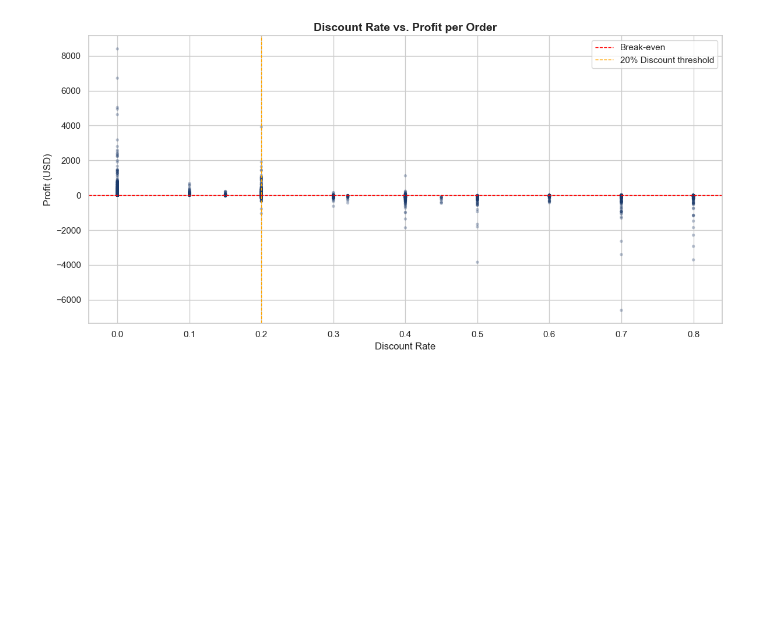
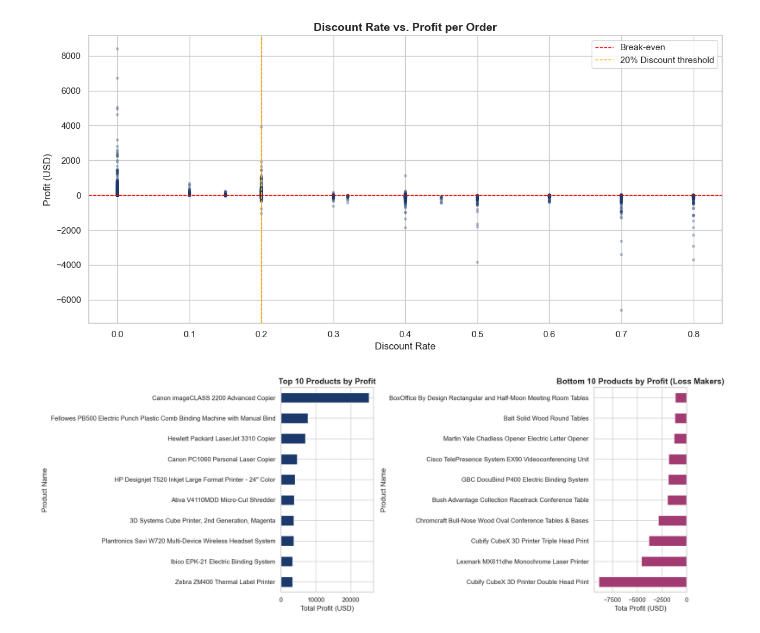
Before and after one commit to abdulhalim-main/superstore, a Jupyter notebook: 02_eda.ipynb, the cells around one changed output. Saved outputs shown, nothing was run; the diff lists cells and outputs as text; code cells hidden in the pictures; blank space fills up the shorter version.

Commit message:
Analyzed leading and losing products

```diff
--- a/02_eda.ipynb
+++ b/02_eda.ipynb
@@ -128,3 +128,25 @@ plt.savefig(("discount_vs_profit.png"), dpi = 150)
 plt.show()
 # %% [output]
 [figure]
+# %%
+product_profit = df.groupby("Product Name")["Profit"].sum().sort_values()
+# %%
+top_10 = product_profit.tail(10)
+bottom_10 = product_profit.head(10)
+# %%
+fig, axes = plt.subplots(1, 2, figsize = (16, 6))
+
+top_10.plot(kind = "barh", ax = axes[0], color = "#1B3A6B", edgecolor = "white")
+axes[0].set_title("Top 10 Products by Profit")
+axes[0].set_xlabel("Total Profit (USD)")
+
+bottom_10.plot(kind = "barh", ax = axes[1], color = "#A23B72", edgecolor = "White")
+axes[1].set_title("Bottom 10 Products by Profit (Loss Makers)")
+axes[1].set_xlabel("Tota Profit (USD)")
+axes[1].axvline(0, color = "black", linewidth = 0.8)
+
+plt.tight_layout()
+plt.savefig("top_bottom_products.png", dpi = 150)
+plt.show()
+# %% [output]
+[figure, added]
```
Also changed, not shown: 3 other files.
